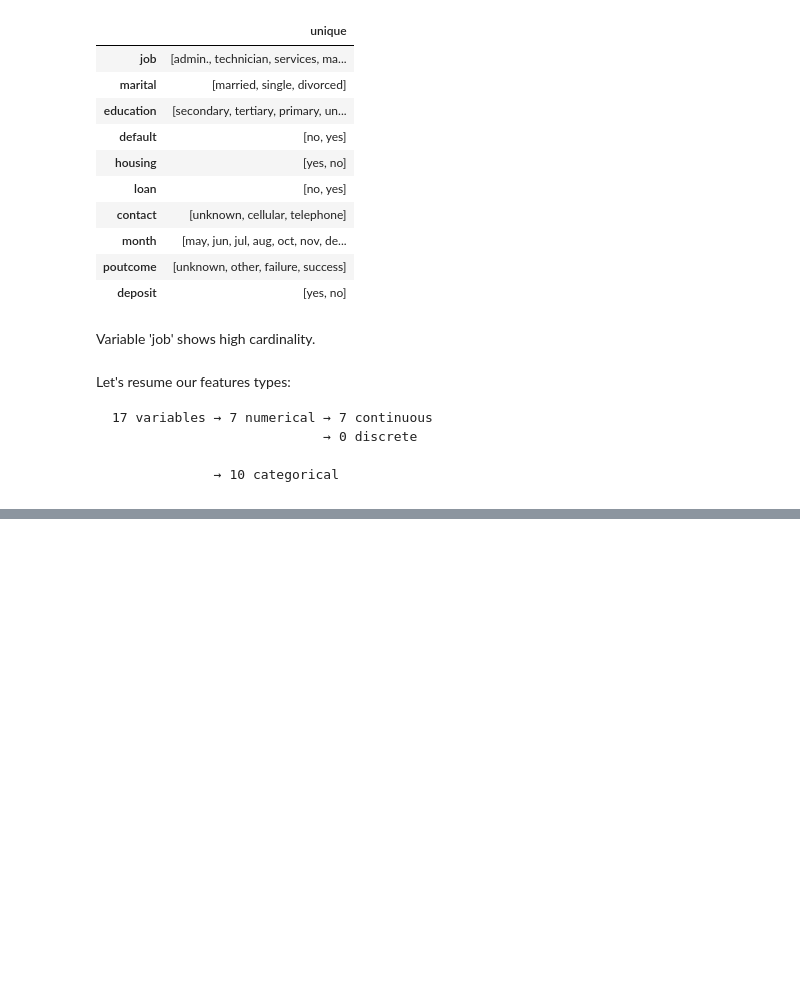
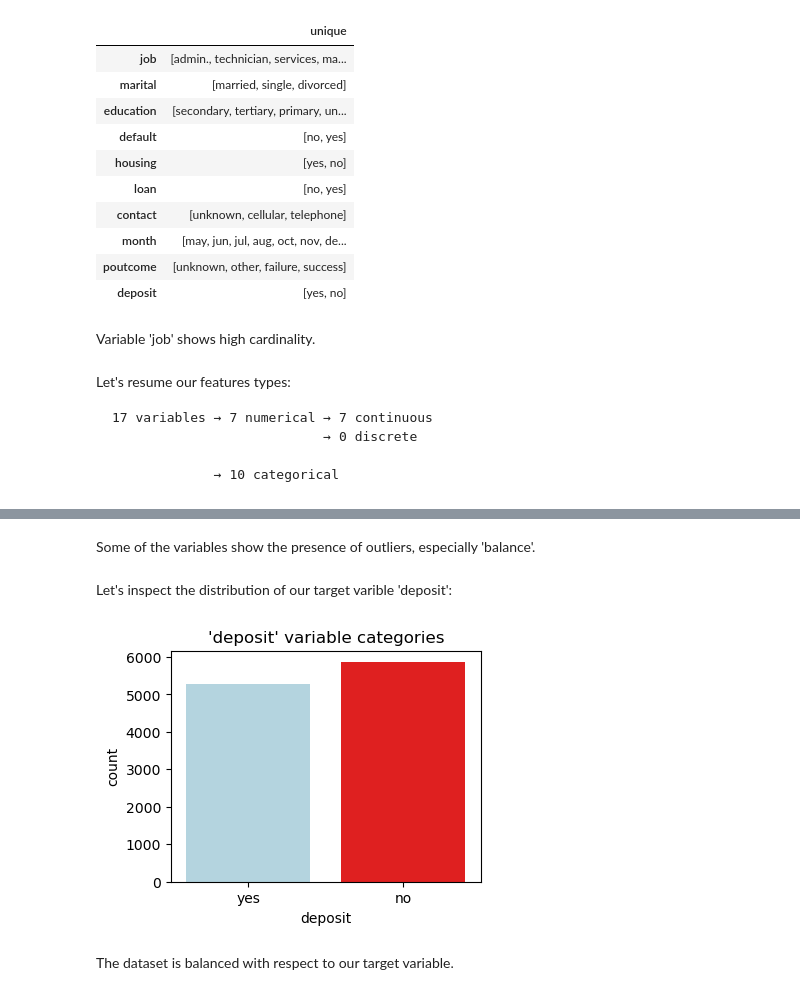
Before and after one commit to facundoriosds/Project-10-Marketing-Strategy, a Jupyter notebook: P10_part_1.ipynb, the cells around one changed output, grey strips where cells are left out. Saved outputs shown, nothing was run; the diff lists cells and outputs as text; code cells hidden in the pictures; blank space fills up the shorter version.

```diff
--- a/P10_part_1.ipynb
+++ b/P10_part_1.ipynb
@@ -183,0 +198,14 @@ Let's resume our features types:
+# %% [markdown]
+Some of the variables show the presence of outliers, especially 'balance'.
+# %% [markdown]
+Let's inspect the distribution of our target varible 'deposit':
+# %%
+plt.figure(figsize=(4,3))
+sns.countplot(x ='deposit', data = data, palette=['lightblue', 'red'])
+plt.title('\'deposit\' variable categories', fontsize=12)
+
+plt.show()
+# %% [output]
+[figure, added]
+# %% [markdown]
+The dataset is balanced with respect to our target variable.
```
Also changed, not shown: parts of 3 cells of this notebook.
